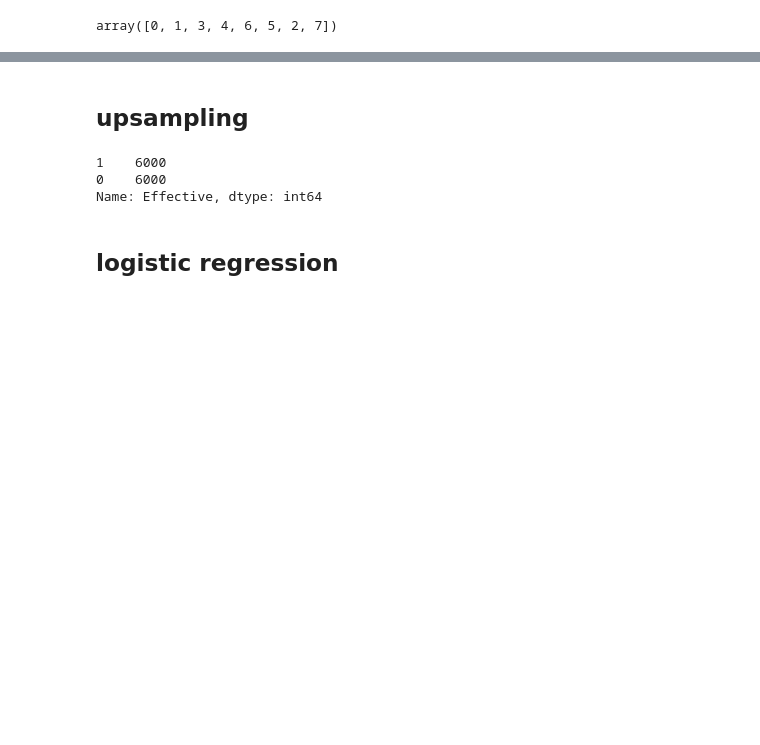
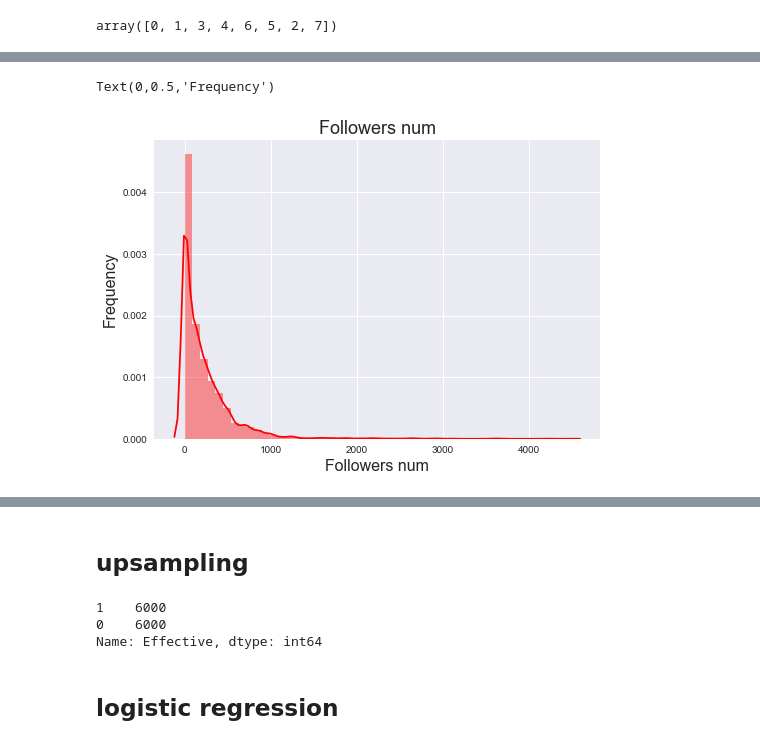
Before and after one commit to ke11ysun/Weibo-Spam-Accounts, a Jupyter notebook: TMD model-simple.ipynb, the cells around one changed output, grey strips where cells are left out. Cells and saved outputs as stored; diff of their text form; code cells hidden in the pictures; blank space fills up the shorter version.

```diff
--- a/TMD model-simple.ipynb
+++ b/TMD model-simple.ipynb
@@ -119,0 +128,8 @@ for p, label in zip(ax.patches, vip_lv_count['counts']):
+# %%
+sns.distplot(data['follows_num'], kde=True, color='red', bins=50)
+plt.title('Followers num', fontsize=18)
+plt.xlabel('Followers num', fontsize=16)
+plt.ylabel('Frequency', fontsize=16)
+# %% [output]
+Text(0,0.5,'Frequency')
+[figure, added]
```
Also changed, not shown: parts of 10 cells of this notebook.
